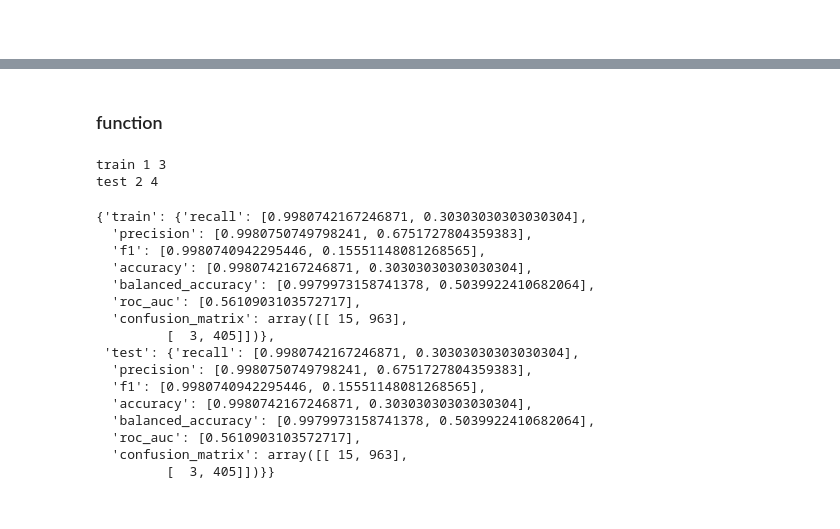
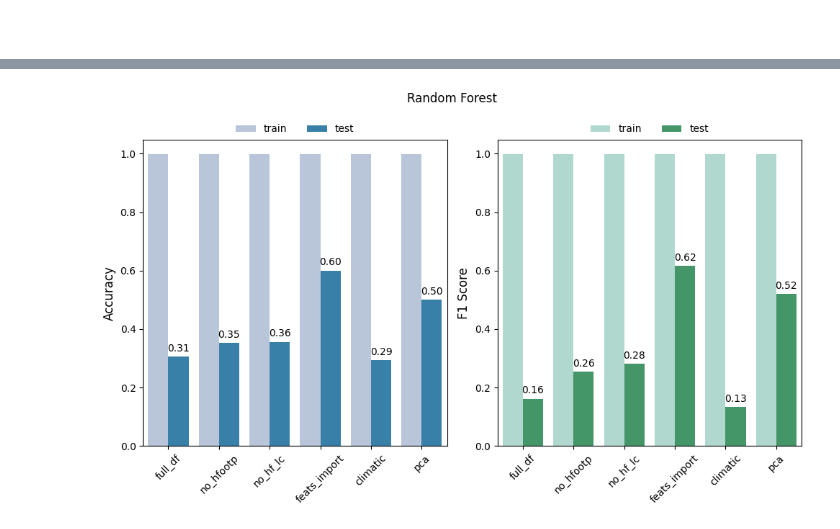
Before and after one commit to emanuel-gf/PlantNet-Species-ML-Project, a Jupyter notebook: milestone2.ipynb, the cells around one changed output, grey strips where cells are left out. Cells and saved outputs as stored; diff of their text form; code cells hidden in the pictures.

```diff
--- a/milestone2.ipynb
+++ b/milestone2.ipynb
@@ -1628,2 +1472,0 @@ X.shape, X_test.shape, y.shape, y_test.shape
-# %% [markdown]
-### function
@@ -1723,30 +1472,0 @@ def train_test_predict(X_train, X_test, y_train, y_test, models,preprocessor):
-# %%
-    list_loop = [
-        ('train', 1, 3),
-        ('test', 2, 4)
-        ]
-
-    for name, df, y_vec in list_loop:
-        print(name,df,y_vec)
-# %% [output]
-train 1 3
-test 2 4
-# %%
-scores
-# %% [output]
-{'train': {'recall': [0.9980742167246871, 0.30303030303030304],
-  'precision': [0.9980750749798241, 0.6751727804359383],
-  'f1': [0.9980740942295446, 0.15551148081268565],
-  'accuracy': [0.9980742167246871, 0.30303030303030304],
-  'balanced_accuracy': [0.9979973158741378, 0.5039922410682064],
-  'roc_auc': [0.5610903103572717],
-  'confusion_matrix': array([[ 15, 963],
-         [  3, 405]])},
- 'test': {'recall': [0.9980742167246871, 0.30303030303030304],
-  'precision': [0.9980750749798241, 0.6751727804359383],
-  'f1': [0.9980740942295446, 0.15551148081268565],
-  'accuracy': [0.9980742167246871, 0.30303030303030304],
-  'balanced_accuracy': [0.9979973158741378, 0.5039922410682064],
-  'roc_auc': [0.5610903103572717],
-  'confusion_matrix': array([[ 15, 963],
-         [  3, 405]])}}
@@ -1837,0 +1473,47 @@ def train_test_predict(X_train, X_test, y_train, y_test, models, preprocessor):
+# %%
+df_results = results_to_dataframe(global_scores)
+
+fig, ax= plt.subplots(nrows=1, ncols=2, figsize=(10,6))
+
+sns.barplot(df_results,
+            x='dataset',
+            y='accuracy',
+            hue='split',
+            palette='PuBu',
+            ax=ax[0])
+
+ax[0].set_xticklabels(ax[0].get_xticklabels(), rotation=45)
+
+sns.barplot(df_results,
+             x='dataset',
+             y = 'f1',
+             hue='split',
+             palette='BuGn',
+             ax=ax[1])
+
+ax[0].set_ylabel('Accuracy', {'fontsize':12})
+ax[1].set_ylabel('F1 Score', {'fontsize':12})
+ax[0].set_xlabel('')
+ax[1].set_xlabel('')
+
+ax[1].set_xticklabels(ax[1].get_xticklabels(),rotation=45)
+
+## # labels
+for i, container in enumerate(ax[0].containers):
+
+    if i == 1:
+        ax[0].bar_label(container, fmt='%.2f', padding=3)
+
+for i, container in enumerate(ax[1].containers):
+    if i == 1:
+        ax[1].bar_label(container, fmt='%.2f', padding=3)
+
+## legend
+ax[0].legend(loc='upper center', bbox_to_anchor=(0.5, 1.08), ncol=2, frameon=False)
+ax[1].legend(loc='upper center', bbox_to_anchor=(0.5, 1.08), ncol=2, frameon=False)
+
+plt.suptitle('Random Forest')
+plt.tight_layout()
+plt.show()
+# %% [output]
+[figure, added]
```
Also changed, not shown: parts of 15 cells of this notebook, 1 other file.
